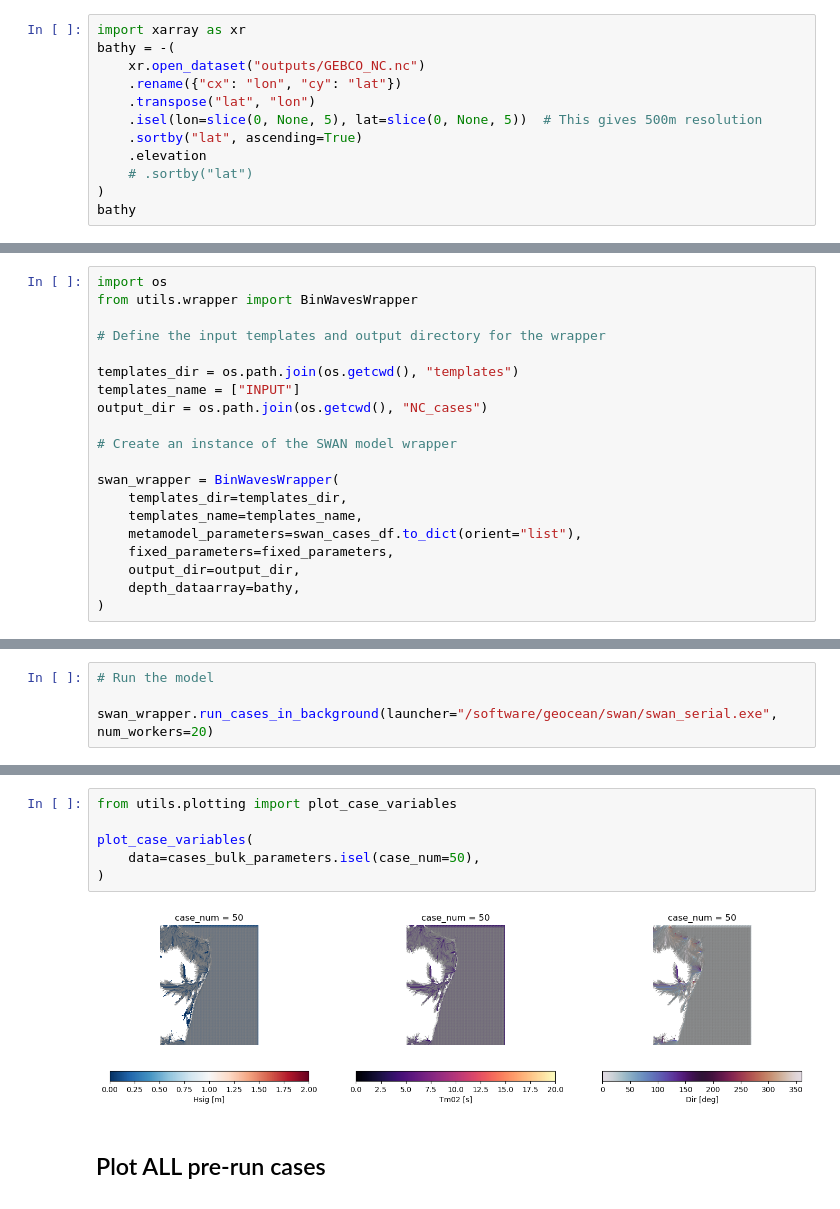
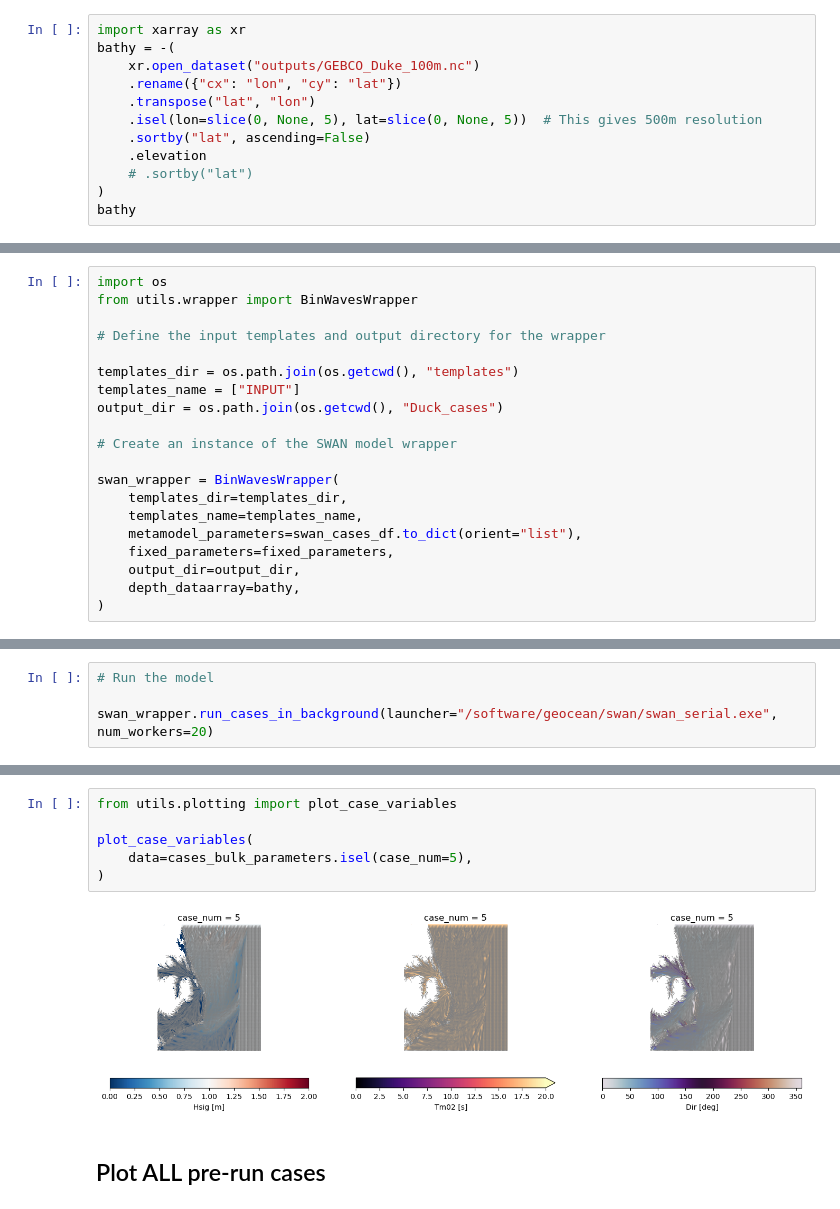
Before and after one commit to JenMontano/BlueMath, a Jupyter notebook: methods/hybrid_downscaling/additive/BinWaves/BinWaves_Propagation.ipynb, the cells around one changed output, grey strips where cells are left out. Cells and saved outputs as stored; diff of their text form.

```diff
--- a/methods/hybrid_downscaling/additive/BinWaves/BinWaves_Propagation.ipynb
+++ b/methods/hybrid_downscaling/additive/BinWaves/BinWaves_Propagation.ipynb
@@ -15,11 +15,11 @@ Steps:
 # %%
 import xarray as xr
 bathy = -(
-    xr.open_dataset("outputs/GEBCO_NC.nc")
+    xr.open_dataset("outputs/GEBCO_Duke_100m.nc")
     .rename({"cx": "lon", "cy": "lat"})
     .transpose("lat", "lon")
     .isel(lon=slice(0, None, 5), lat=slice(0, None, 5))  # This gives 500m resolution
-    .sortby("lat", ascending=True)
+    .sortby("lat", ascending=False)
     .elevation
     # .sortby("lat")
 )
@@ -123,7 +123,7 @@ from utils.wrapper import BinWavesWrapper
 
 templates_dir = os.path.join(os.getcwd(), "templates")
 templates_name = ["INPUT"]
-output_dir = os.path.join(os.getcwd(), "NC_cases")
+output_dir = os.path.join(os.getcwd(), "Duck_cases")
 
 # Create an instance of the SWAN model wrapper
 
@@ -230,11 +216,11 @@ Data variables:
 # %%
 from utils.plotting import plot_case_variables
 
 plot_case_variables(
-    data=cases_bulk_parameters.isel(case_num=50),
+    data=cases_bulk_parameters.isel(case_num=5),
 )
 # %% [output]
-[figure, old version]
+[figure, new version]
 # %% [markdown]
 ## Plot ALL pre-run cases
 # %%
```
Also changed, not shown: parts of 9 cells of this notebook, 20 other files.
